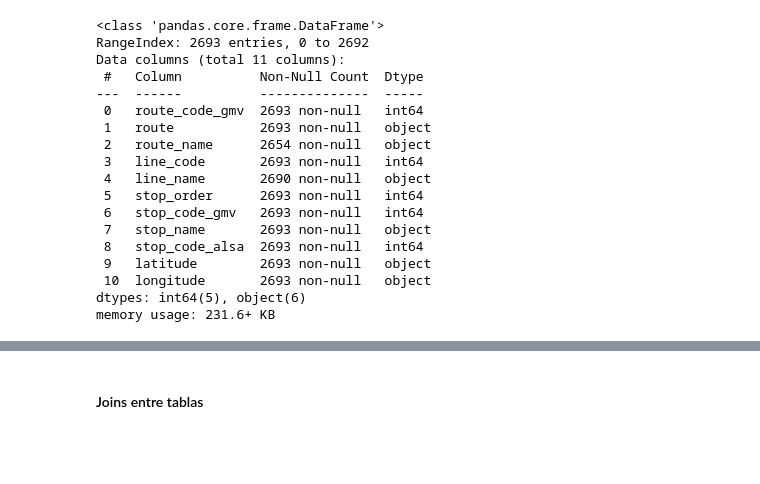
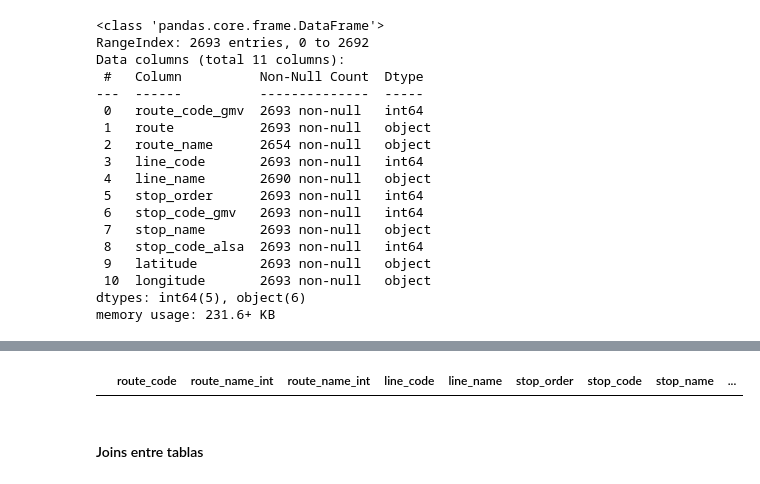
Before and after one commit to Arturo-Rodriguez-Moreno/Transport_proyect, a Jupyter notebook: notebook/clean_tickets.ipynb, the cells around one changed output, grey strips where cells are left out. Saved outputs shown, nothing was run; the diff lists cells and outputs as text; code cells hidden in the pictures; blank space fills up the shorter version.

```diff
--- a/notebook/clean_tickets.ipynb
+++ b/notebook/clean_tickets.ipynb
@@ -306,5 +322,7 @@ topologia.head()
 # Renombro las columnas
 
 columnas3 = {'route_code_gmv': 'route_code', 'route': 'route_name', 'route_name': 'route_name_int', 'stop_code_gmv': 'stop_code', 'stop_code_alsa': 'stop_code_int'}
+
+topologia = topologia.rename(columns=columnas3)
 # %%
 topologia = topologia.rename(columns=columnas3)
@@ -320,2 +329,6 @@ topologia.head()
+# %%
+topologia[(topologia.route_code == 8) & (topologia.line_code == 203)].head()
+# %% [output]
+|  | route_code | route_name_int | route_name_int | line_code | line_name | stop_order | stop_code | stop_name | ... |
 # %% [markdown]
 #### Joins entre tablas
```
Also changed, not shown: parts of 22 cells of this notebook, 1 other file.
